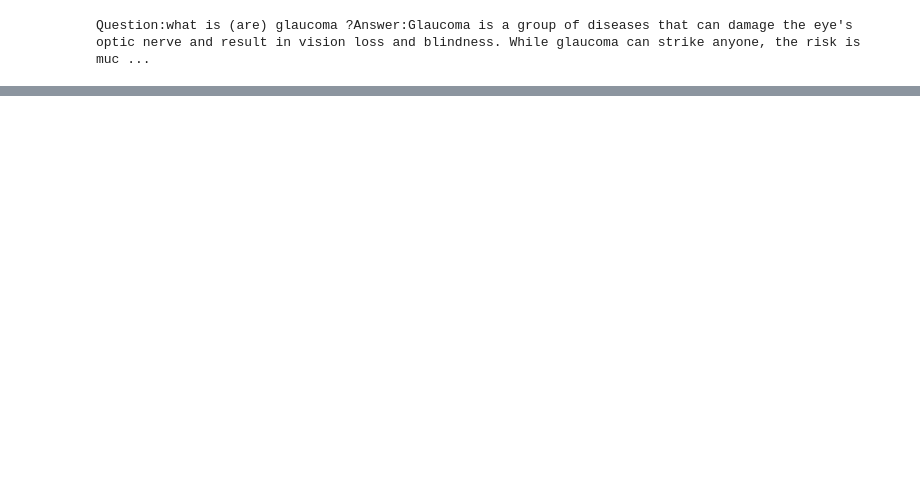
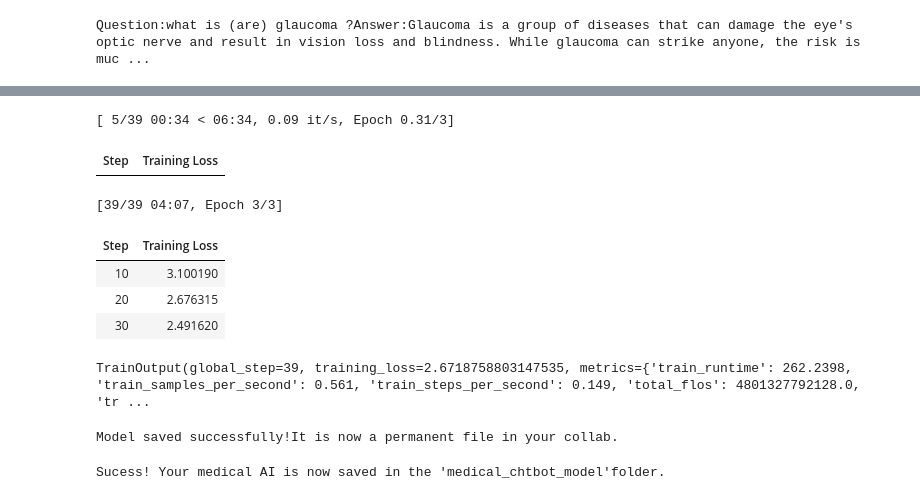
Before and after one commit to poorani3010-code/Multilingual-Medical-Chatbot., a Jupyter notebook: Medical_Chatbot_Notebook.ipynb, the cells around one changed output, grey strips where cells are left out. Cells and saved outputs as stored; diff of their text form; code cells hidden in the pictures; blank space fills up the shorter version.

```diff
--- a/Medical_Chatbot_Notebook.ipynb
+++ b/Medical_Chatbot_Notebook.ipynb
@@ -68,3 +73,10 @@ dataset = Dataset.from_pandas(df[['text']])
 def tokenize_function(examples):
   return  tokenizer(examples['text'], truncation=True, padding ="max_length", max_length=128)
 tokenized_datasets = dataset.map(tokenize_function, batched=True)
+# %%
+from transformers import TrainingArguments,Trainer, DataCollatorForLanguageModeling, AutoModelForCausalLM
+model = AutoModelForCausalLM.from_pretrained("distilgpt2")
+data_collator = DataCollatorForLanguageModeling (tokenizer=tokenizer,mlm=False)
+training_args=TrainingArguments(output_dir="./medical_model_results",num_train_epochs=3,per_device_train_batch_size=4,save_steps=100,logging_steps=10)
+trainer=Trainer(model=model,args=training_args,train_dataset=tokenized_datasets,data_collator=data_collator,)
+print ("Ready to Train")
@@ -70,0 +92,3 @@ tokenized_datasets = dataset.map(tokenize_function, batched=True)
+# %%
+trainer.train()
+# %% [output]
@@ -70,0 +96,20 @@ tokenized_datasets = dataset.map(tokenize_function, batched=True)
+[ 5/39 00:34 < 06:34, 0.09 it/s, Epoch 0.31/3]
+| Step | Training Loss |
+[39/39 04:07, Epoch 3/3]
+| Step | Training Loss |
+| 10 | 3.100190 |
+| 20 | 2.676315 |
+| 30 | 2.491620 |
+TrainOutput(global_step=39, training_loss=2.6718758803147535, metrics={'train_runtime': 262.2398, 'train_samples_per_second': 0.561, 'train_steps_per_second': 0.149, 'total_flos': 4801327792128.0, 'tr ...
+# %%
+model.save_pretrained("./final_medical_model")
+tokenizer.save_pretrained("./final_medical_model")
+print("Model saved successfully!It is now a permanent file in your collab.")
+# %% [output]
+Model saved successfully!It is now a permanent file in your collab.
+# %%
+model.save_pretrained("./medical_chatbot_model")
+tokenizer.save_pretrained("./medical_chatbot_model")
+print("Sucess! Your medical AI is now saved in the 'medical_chtbot_model'folder.")
+# %% [output]
+Sucess! Your medical AI is now saved in the 'medical_chtbot_model'folder.
```
Also changed, not shown: parts of 7 cells of this notebook.
